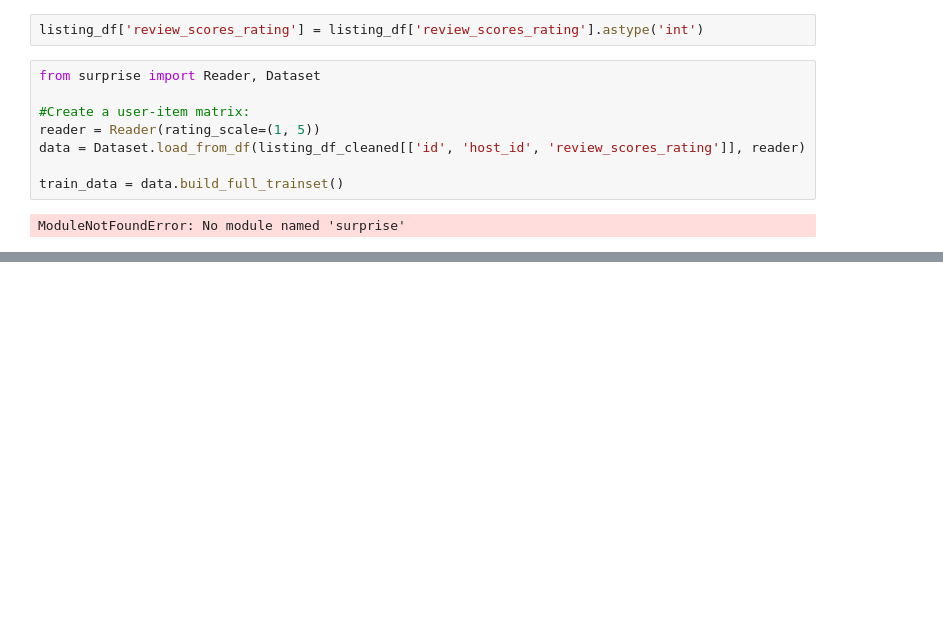
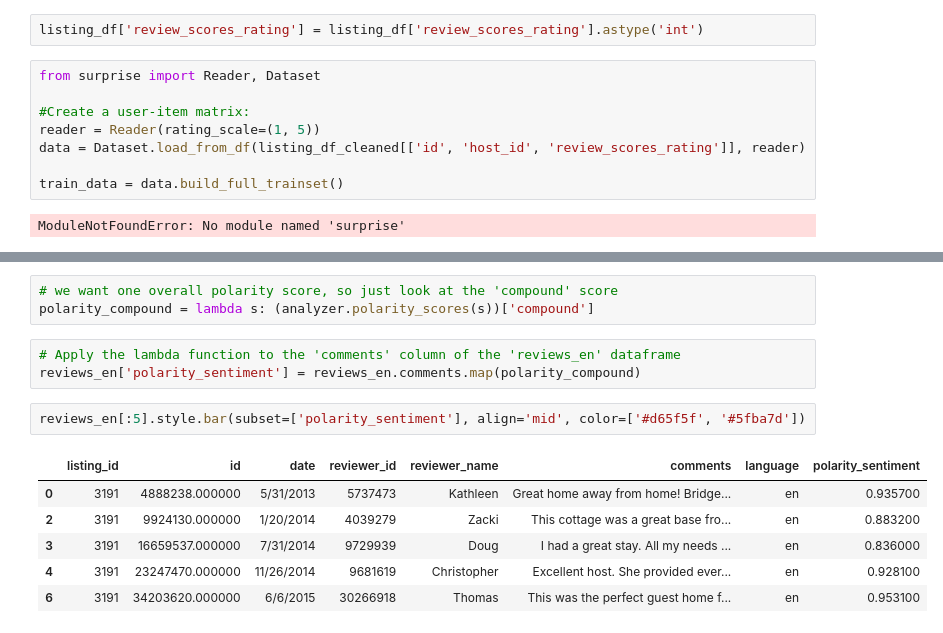
Before and after one commit to MercyMoraa/InsideAirbnb, a Jupyter notebook: Finalnotebook.ipynb, the cells around one changed output, grey strips where cells are left out. Saved outputs shown, nothing was run; the diff lists cells and outputs as text; blank space fills up the shorter version.

```diff
--- a/Finalnotebook.ipynb
+++ b/Finalnotebook.ipynb
@@ -954,0 +1232,15 @@ ModuleNotFoundError: No module named 'surprise'
+# %%
+# we want one overall polarity score, so just look at the 'compound' score
+polarity_compound = lambda s: (analyzer.polarity_scores(s))['compound']
+# %%
+# Apply the lambda function to the 'comments' column of the 'reviews_en' dataframe
+reviews_en['polarity_sentiment'] = reviews_en.comments.map(polarity_compound)
+# %%
+reviews_en[:5].style.bar(subset=['polarity_sentiment'], align='mid', color=['#d65f5f', '#5fba7d'])
+# %% [output]
+|  | listing_id | id | date | reviewer_id | reviewer_name | comments | language | polarity_sentiment |
+| 0 | 3191 | 4888238.000000 | 5/31/2013 | 5737473 | Kathleen | Great home away from home! Bridge... | en | 0.935700 |
+| 2 | 3191 | 9924130.000000 | 1/20/2014 | 4039279 | Zacki | This cottage was a great base fro... | en | 0.883200 |
+| 3 | 3191 | 16659537.000000 | 7/31/2014 | 9729939 | Doug | I had a great stay. All my needs ... | en | 0.836000 |
+| 4 | 3191 | 23247470.000000 | 11/26/2014 | 9681619 | Christopher | Excellent host. She provided ever... | en | 0.928100 |
+| 6 | 3191 | 34203620.000000 | 6/6/2015 | 30266918 | Thomas | This was the perfect guest home f... | en | 0.953100 |
```
Also changed, not shown: parts of 55 cells of this notebook.
